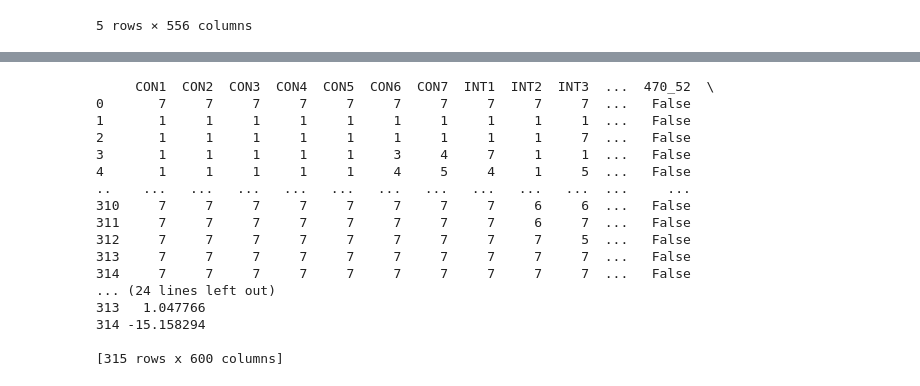
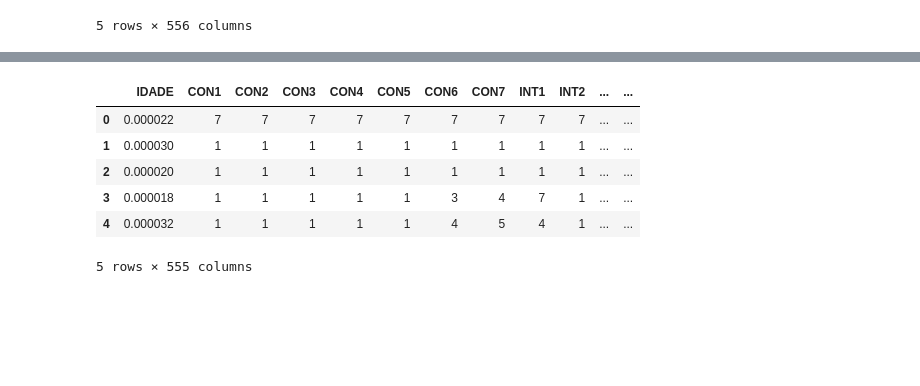
Before and after one commit to AertySantos/Clusterizacao_Semantica, a Jupyter notebook: ana_vet.ipynb, the cells around one changed output, grey strips where cells are left out. Drawn from its saved outputs; the diff is of its cells as text; code cells hidden in the pictures; blank space fills up the shorter version.

```diff
--- a/ana_vet.ipynb
+++ b/ana_vet.ipynb
@@ -214,18 +224,3 @@ df.head()
 | 3 | 28 | 1 | 1 | 1 | 1 | 1 | 3 | 4 | 7 | 1 | ... | ... |
 | 4 | 36 | 1 | 1 | 1 | 1 | 1 | 4 | 5 | 4 | 1 | ... | ... |
 5 rows × 556 columns
-# %%
-# Criar um DataFrame vazio para armazenar as novas colunas
-df3 = pd.DataFrame()
-
-# Criar colunas dummy com um prefixo (supondo que "col" seja a variável de prefixo)
-dummies = pd.get_dummies(df["IDADE"], prefix=col)
-
-# Concatenar as colunas dummy ao DataFrame auxiliar df3
-df3 = pd.concat([df3, dummies], axis=1)
-
-# Remover a coluna original após a iteração
-df = df.drop(columns="IDADE")
-
-# Concatenar df3 ao df original corretamente
-df = pd.concat([df, df3], axis=1)
@@ -231,0 +235,2 @@ df = pd.concat([df, df3], axis=1)
+# %%
+df = df.drop(df.columns[-1], axis=1)
@@ -231,0 +247,11 @@ df = pd.concat([df, df3], axis=1)
+# %%
+# Converte colunas booleanas para inteiros
+#bool_cols = df.select_dtypes(include=['bool']).columns
+#df[bool_cols] = df[bool_cols].astype(int)
+
+
+# Identifica o nome da primeira coluna
+col0 = df.columns[0]
+
+# Normaliza somente a coluna 0
+df[col0] = (df[col0] - df[col0].min()) / (df[col0].max() - df[col0].min())
@@ -232,3 +269,13 @@ df = pd.concat([df, df3], axis=1)
+# %%
+df.head()
+# %% [output]
+|  | IDADE | CON1 | CON2 | CON3 | CON4 | CON5 | CON6 | CON7 | INT1 | INT2 | ... | ... |
+| 0 | 0.000022 | 7 | 7 | 7 | 7 | 7 | 7 | 7 | 7 | 7 | ... | ... |
+| 1 | 0.000030 | 1 | 1 | 1 | 1 | 1 | 1 | 1 | 1 | 1 | ... | ... |
+| 2 | 0.000020 | 1 | 1 | 1 | 1 | 1 | 1 | 1 | 1 | 1 | ... | ... |
+| 3 | 0.000018 | 1 | 1 | 1 | 1 | 1 | 3 | 4 | 7 | 1 | ... | ... |
+| 4 | 0.000032 | 1 | 1 | 1 | 1 | 1 | 4 | 5 | 4 | 1 | ... | ... |
+5 rows × 555 columns
 # %%
 from sklearn.decomposition import PCA
 import numpy as np
@@ -245,26 +292,8 @@ df['pca_1'] = X_transformed[:, 0]
 df['pca_2'] = X_transformed[:, 1]
 
 # Salvar as colunas pca_1 e pca_2 sem cabeçalhos
-df[['pca_1', 'pca_2']].to_csv("ana_vet.txt", sep=" ", index=False, header=False)
+df[['pca_1', 'pca_2']].to_csv("data/input/dataset.txt", sep=" ", index=False, header=False)
 
 # Exibe o DataFrame com os resultados
-print(df)
+#print(df)
-# %% [output]
-     CON1  CON2  CON3  CON4  CON5  CON6  CON7  INT1  INT2  INT3  ...  470_52  \
-0       7     7     7     7     7     7     7     7     7     7  ...   False
-1       1     1     1     1     1     1     1     1     1     1  ...   False
-2       1     1     1     1     1     1     1     1     1     7  ...   False
-3       1     1     1     1     1     3     4     7     1     1  ...   False
-4       1     1     1     1     1     4     5     4     1     5  ...   False
-..    ...   ...   ...   ...   ...   ...   ...   ...   ...   ...  ...     ...
-310     7     7     7     7     7     7     7     7     6     6  ...   False
-311     7     7     7     7     7     7     7     7     6     7  ...   False
-312     7     7     7     7     7     7     7     7     7     5  ...   False
-313     7     7     7     7     7     7     7     7     7     7  ...   False
-314     7     7     7     7     7     7     7     7     7     7  ...   False
-... (24 lines left out)
-313   1.047766
-314 -15.158294
-
-[315 rows x 600 columns]
 # %%
```
Also changed, not shown: parts of 5 cells of this notebook, 22 other files.
